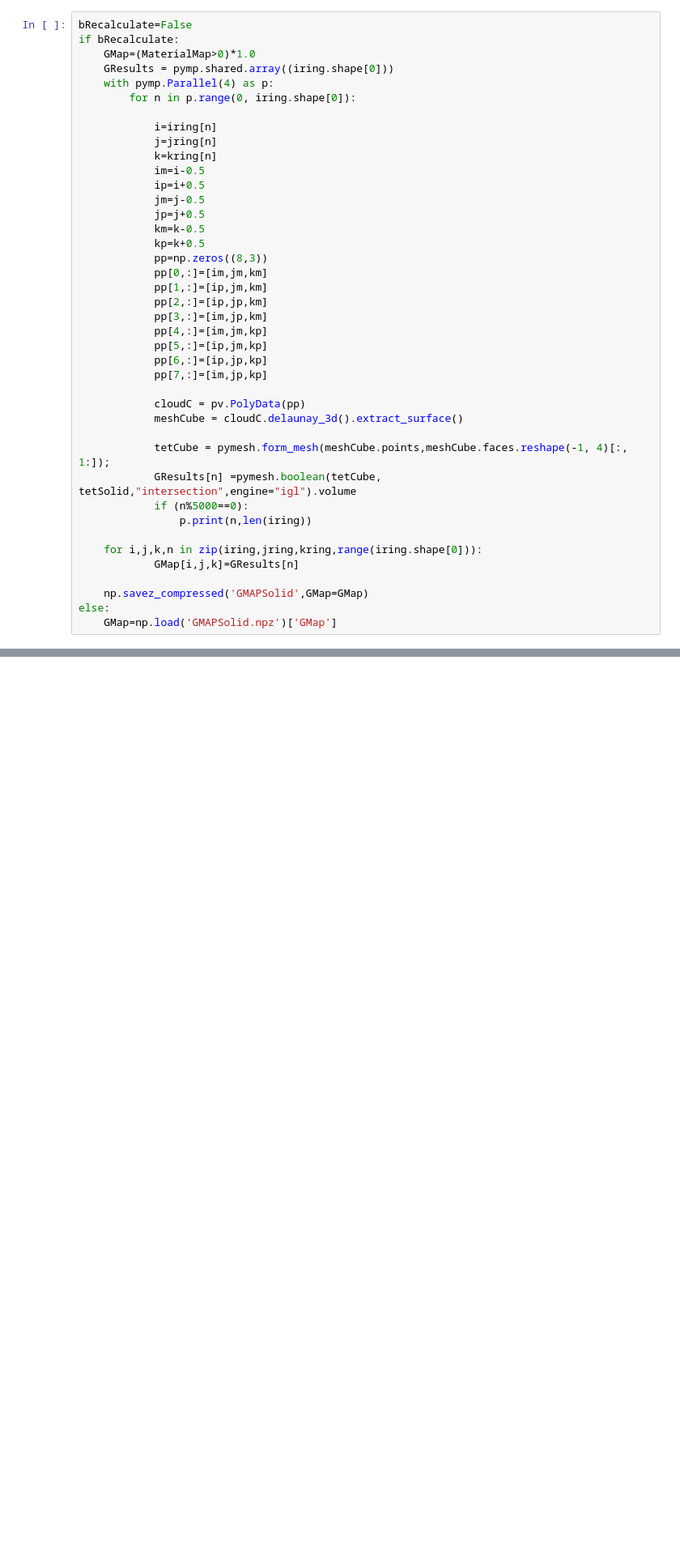
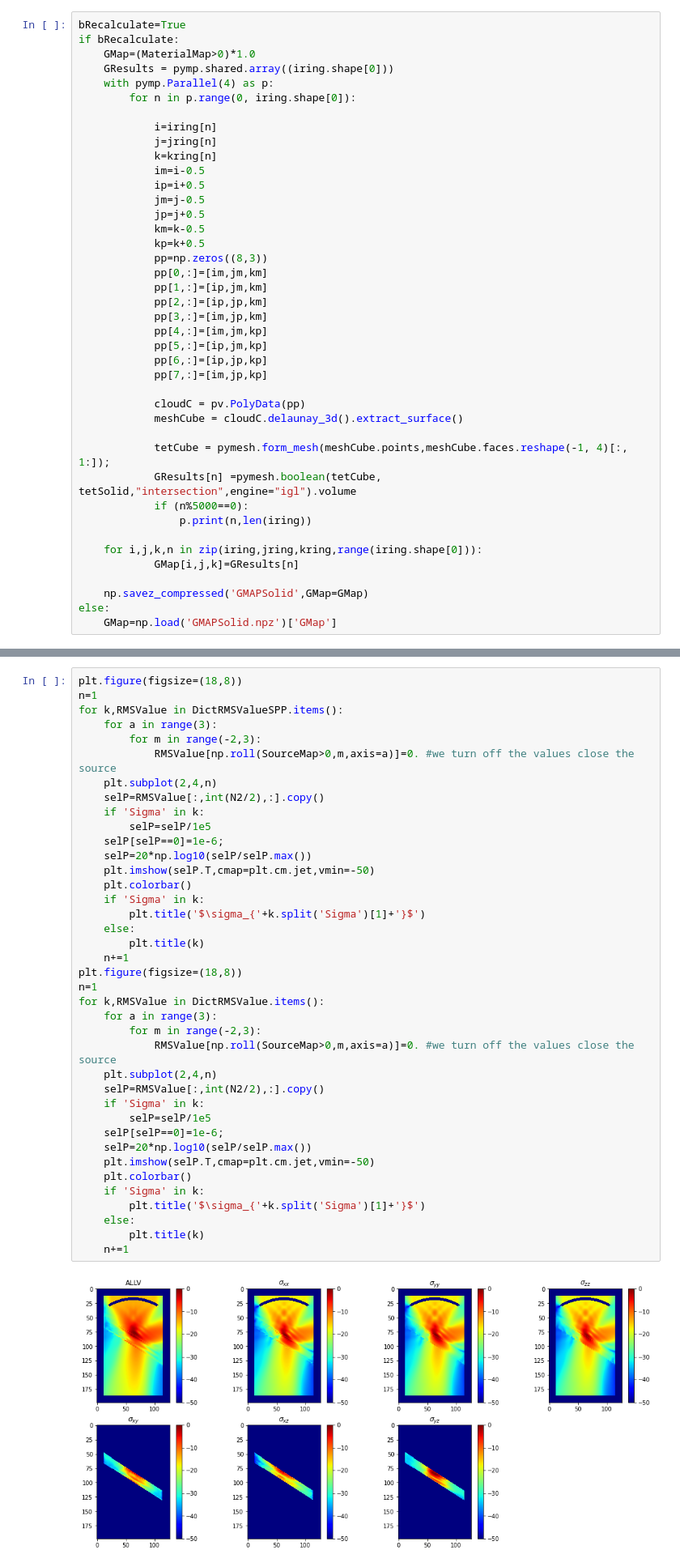
Before and after one commit to ProteusMRIgHIFU/BabelViscoFDTD, a Jupyter notebook: Tutorial Notebooks/6 - Non-aligned solid - SUPERPOSITION Method.ipynb, the cells around one changed output, grey strips where cells are left out. Shown: that part at 81% size. Saved outputs shown, nothing was run; the diff lists cells and outputs as text; blank space fills up the shorter version.

```diff
--- a/Tutorial Notebooks/6 - Non-aligned solid - SUPERPOSITION Method.ipynb
+++ b/Tutorial Notebooks/6 - Non-aligned solid - SUPERPOSITION Method.ipynb
@@ -379,6 +384,6 @@ The CSG operation is computionally intense, it takes a few minutes to complete.
 For simplicity purposes, we are going to load a precalculate result.
 # %%
-bRecalculate=False
+bRecalculate=True
 if bRecalculate:
     GMap=(MaterialMap>0)*1.0
     GResults = pymp.shared.array((iring.shape[0]))
@@ -437,0 +499,41 @@ We can see how the CSG operation did an accurate result to produce the fraction
+# %%
+plt.figure(figsize=(18,8))
+n=1
+for k,RMSValue in DictRMSValueSPP.items():
+    for a in range(3):
+        for m in range(-2,3):
+            RMSValue[np.roll(SourceMap>0,m,axis=a)]=0. #we turn off the values close the source
+    plt.subplot(2,4,n)
+    selP=RMSValue[:,int(N2/2),:].copy()
+    if 'Sigma' in k:
+        selP=selP/1e5
+    selP[selP==0]=1e-6;
+    selP=20*np.log10(selP/selP.max())
+    plt.imshow(selP.T,cmap=plt.cm.jet,vmin=-50)
+    plt.colorbar()
+    if 'Sigma' in k:
+        plt.title('$\sigma_{'+k.split('Sigma')[1]+'}$')
+    else:
+        plt.title(k)
+    n+=1
+plt.figure(figsize=(18,8))
+n=1
+for k,RMSValue in DictRMSValue.items():
+    for a in range(3):
+        for m in range(-2,3):
+            RMSValue[np.roll(SourceMap>0,m,axis=a)]=0. #we turn off the values close the source
+    plt.subplot(2,4,n)
+    selP=RMSValue[:,int(N2/2),:].copy()
+    if 'Sigma' in k:
+        selP=selP/1e5
+    selP[selP==0]=1e-6;
+    selP=20*np.log10(selP/selP.max())
+    plt.imshow(selP.T,cmap=plt.cm.jet,vmin=-50)
+    plt.colorbar()
+    if 'Sigma' in k:
+        plt.title('$\sigma_{'+k.split('Sigma')[1]+'}$')
+    else:
+        plt.title(k)
+    n+=1
+# %% [output]
+[figure, added]
```
Also changed, not shown: parts of 13 cells of this notebook, 6 other files.
